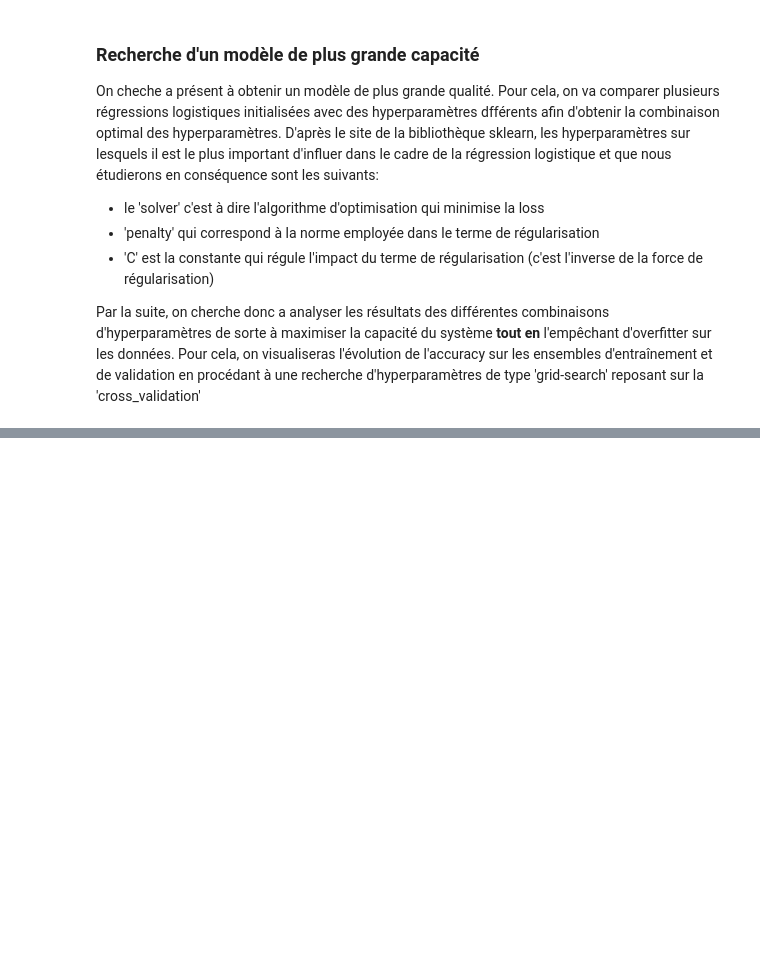
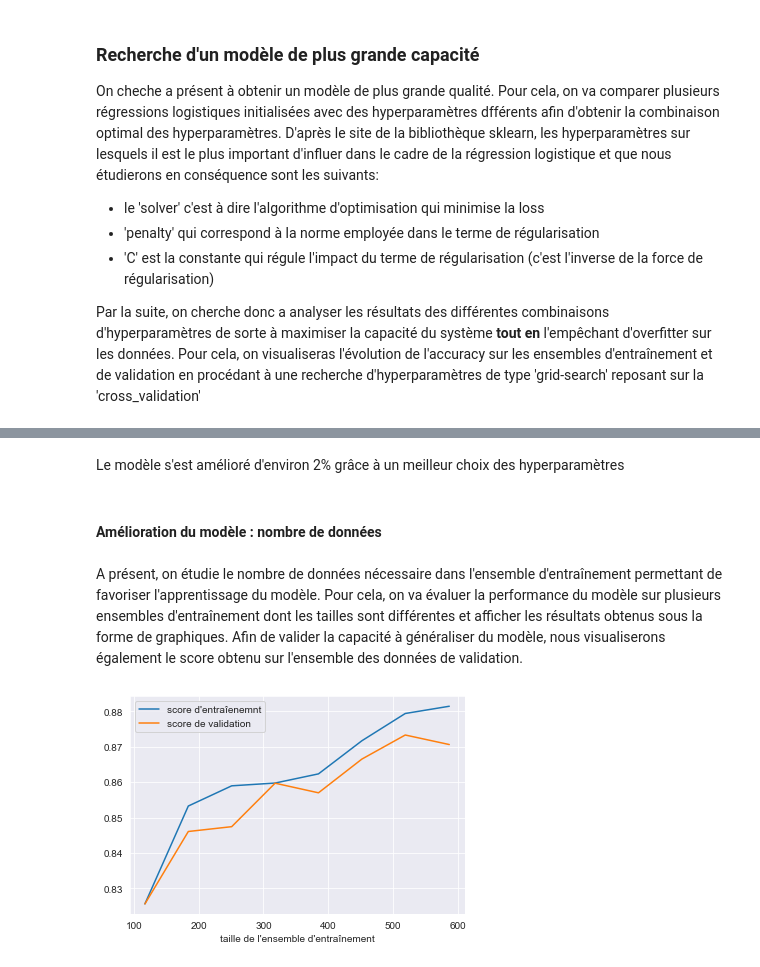
Before and after one commit to MorganChabaudENSSAT/projet_ift712, a Jupyter notebook: Projet IFT712.ipynb, the cells around one changed output, grey strips where cells are left out. Drawn from its saved outputs; the diff is of its cells as text; code cells hidden in the pictures; blank space fills up the shorter version.

```diff
--- a/Projet IFT712.ipynb
+++ b/Projet IFT712.ipynb
@@ -219,0 +341,12 @@ best_reg_log.score(X_test, y_test) #Performance du modèle en vrai
+# %% [markdown]
+Le modèle s'est amélioré d'environ 2% grâce à un meilleur choix des hyperparamètres
+# %% [markdown]
+#### Amélioration du modèle : nombre de données
+# %% [markdown]
+A présent, on étudie le nombre de données nécessaire dans l'ensemble d'entraînement permettant de favoriser l'apprentissage du modèle. Pour cela, on va évaluer la performance du modèle sur plusieurs ensembles d'entraînement dont les tailles sont différentes et afficher les résultats obtenus sous la forme de graphiques.
+Afin de valider la capacité à généraliser du modèle, nous visualiserons également le score obtenu sur l'ensemble des données de validation.
+# %%
+train_size = np.linspace(0.2,1,8)
+knn_2.data_needed_for_max_score(X_train, y_train, train_size)
+# %% [output]
+[figure, added]
```
Also changed, not shown: parts of 42 cells of this notebook, 1 other file.
